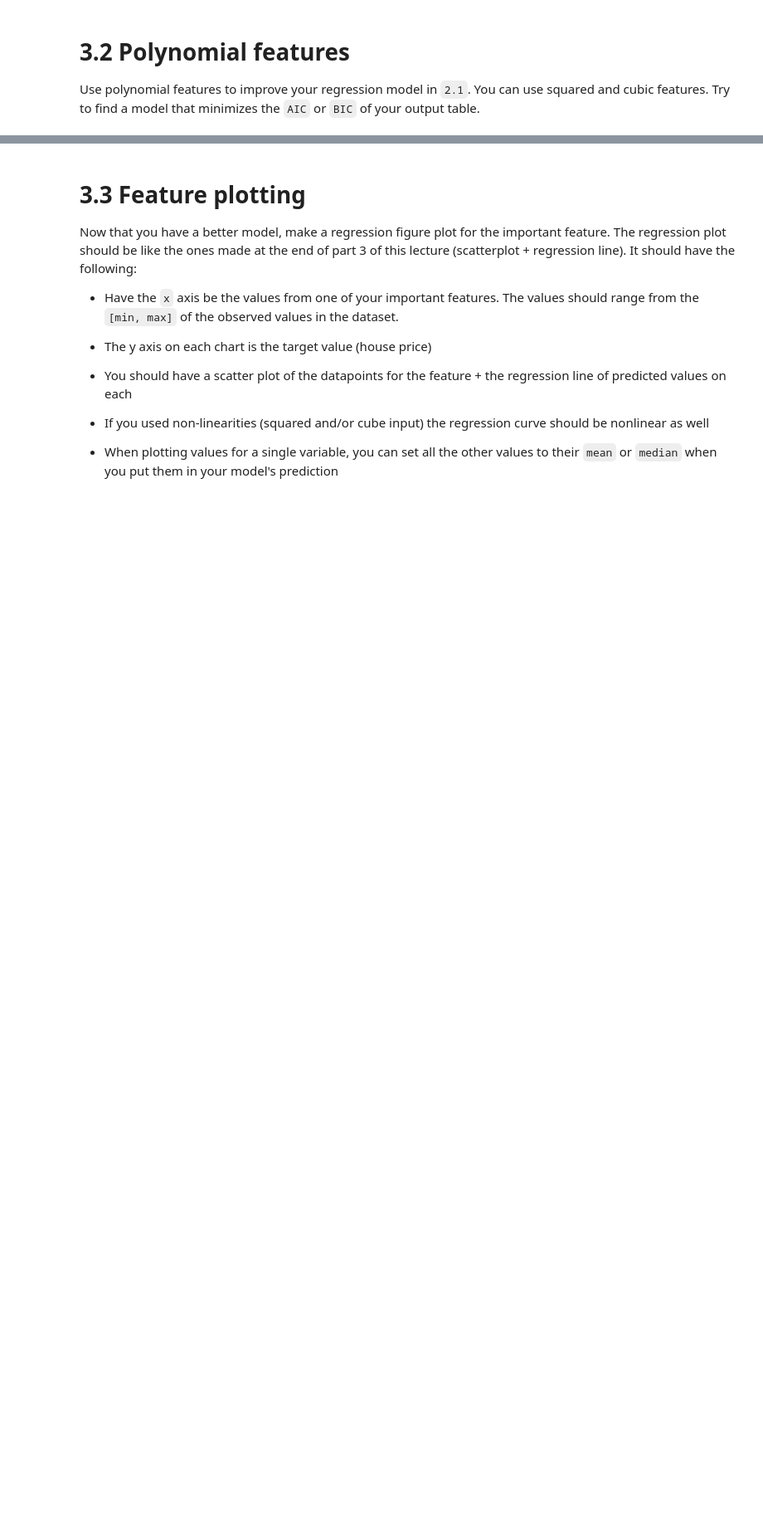
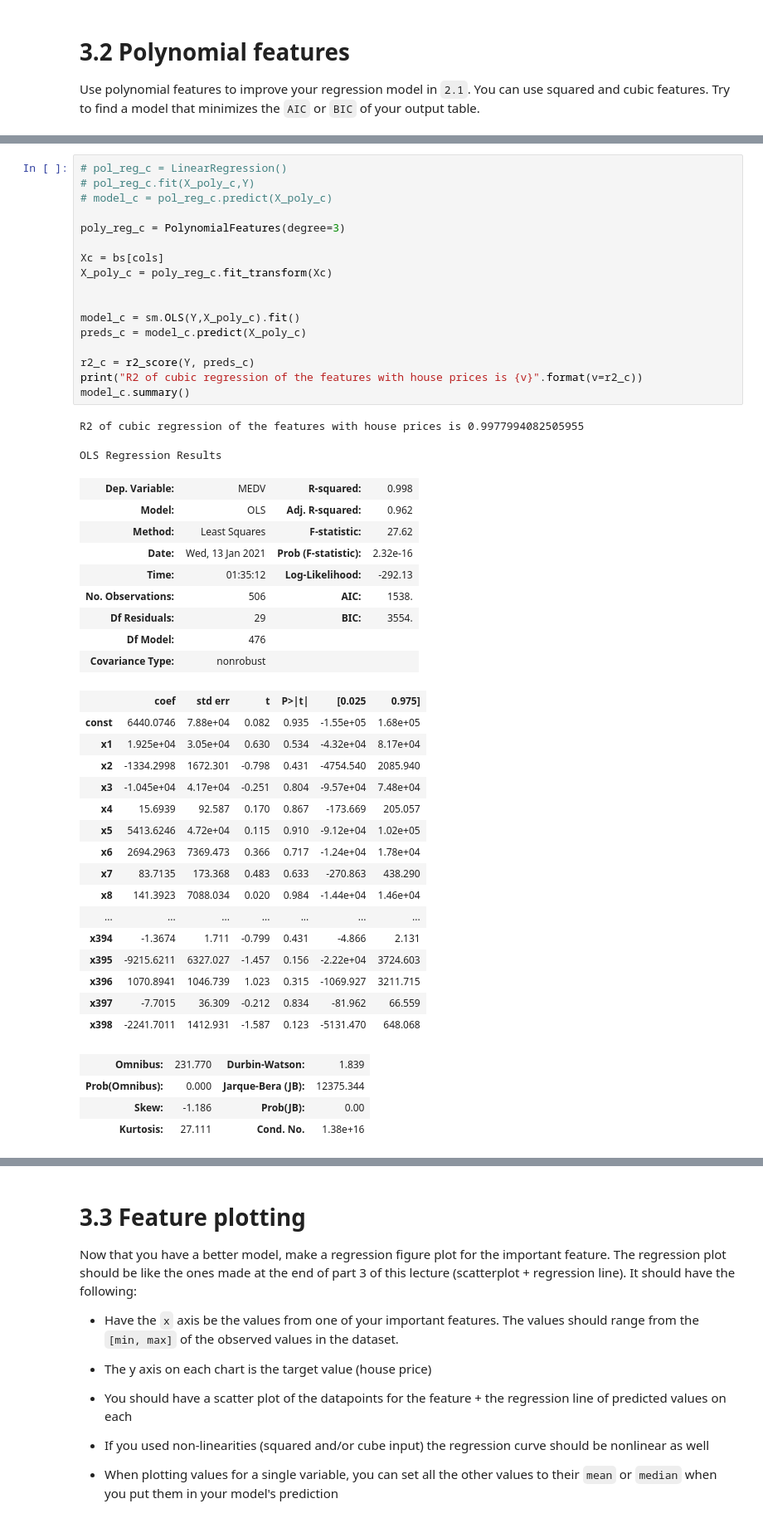
Before and after one commit to cb-ds-1/m3-1-regression, a Jupyter notebook: workshop.ipynb, the cells around one changed output, grey strips where cells are left out. Shown: that part at 83% size. Drawn from its saved outputs; the diff is of its cells as text; blank space fills up the shorter version.

```diff
--- a/workshop.ipynb
+++ b/workshop.ipynb
@@ -349,0 +449,49 @@ Use polynomial features to improve your regression model in `2.1`. You can use s
+# %%
+# pol_reg_c = LinearRegression()
+# pol_reg_c.fit(X_poly_c,Y)
+# model_c = pol_reg_c.predict(X_poly_c)
+
+poly_reg_c = PolynomialFeatures(degree=3)
+
+Xc = bs[cols]
+X_poly_c = poly_reg_c.fit_transform(Xc)
+
+
+model_c = sm.OLS(Y,X_poly_c).fit()
+preds_c = model_c.predict(X_poly_c)
+
+r2_c = r2_score(Y, preds_c)
+print("R2 of cubic regression of the features with house prices is {v}".format(v=r2_c))
+model_c.summary()
+# %% [output]
+R2 of cubic regression of the features with house prices is 0.9977994082505955
+OLS Regression Results
+| Dep. Variable: | MEDV | R-squared: | 0.998 |
+| Model: | OLS | Adj. R-squared: | 0.962 |
+| Method: | Least Squares | F-statistic: | 27.62 |
+| Date: | Wed, 13 Jan 2021 | Prob (F-statistic): | 2.32e-16 |
+| Time: | 01:35:12 | Log-Likelihood: | -292.13 |
+| No. Observations: | 506 | AIC: | 1538. |
+| Df Residuals: | 29 | BIC: | 3554. |
+| Df Model: | 476 |  |  |
+| Covariance Type: | nonrobust |  |  |
+|  | coef | std err | t | P>|t| | [0.025 | 0.975] |
+| const | 6440.0746 | 7.88e+04 | 0.082 | 0.935 | -1.55e+05 | 1.68e+05 |
+| x1 | 1.925e+04 | 3.05e+04 | 0.630 | 0.534 | -4.32e+04 | 8.17e+04 |
+| x2 | -1334.2998 | 1672.301 | -0.798 | 0.431 | -4754.540 | 2085.940 |
+| x3 | -1.045e+04 | 4.17e+04 | -0.251 | 0.804 | -9.57e+04 | 7.48e+04 |
+| x4 | 15.6939 | 92.587 | 0.170 | 0.867 | -173.669 | 205.057 |
+| x5 | 5413.6246 | 4.72e+04 | 0.115 | 0.910 | -9.12e+04 | 1.02e+05 |
+| x6 | 2694.2963 | 7369.473 | 0.366 | 0.717 | -1.24e+04 | 1.78e+04 |
+| x7 | 83.7135 | 173.368 | 0.483 | 0.633 | -270.863 | 438.290 |
+| x8 | 141.3923 | 7088.034 | 0.020 | 0.984 | -1.44e+04 | 1.46e+04 |
+| ... | ... | ... | ... | ... | ... | ... |
+| x394 | -1.3674 | 1.711 | -0.799 | 0.431 | -4.866 | 2.131 |
+| x395 | -9215.6211 | 6327.027 | -1.457 | 0.156 | -2.22e+04 | 3724.603 |
+| x396 | 1070.8941 | 1046.739 | 1.023 | 0.315 | -1069.927 | 3211.715 |
+| x397 | -7.7015 | 36.309 | -0.212 | 0.834 | -81.962 | 66.559 |
+| x398 | -2241.7011 | 1412.931 | -1.587 | 0.123 | -5131.470 | 648.068 |
+| Omnibus: | 231.770 | Durbin-Watson: | 1.839 |
+| Prob(Omnibus): | 0.000 | Jarque-Bera (JB): | 12375.344 |
+| Skew: | -1.186 | Prob(JB): | 0.00 |
+| Kurtosis: | 27.111 | Cond. No. | 1.38e+16 |
```
Also changed, not shown: parts of 9 cells of this notebook, 2 other files.
